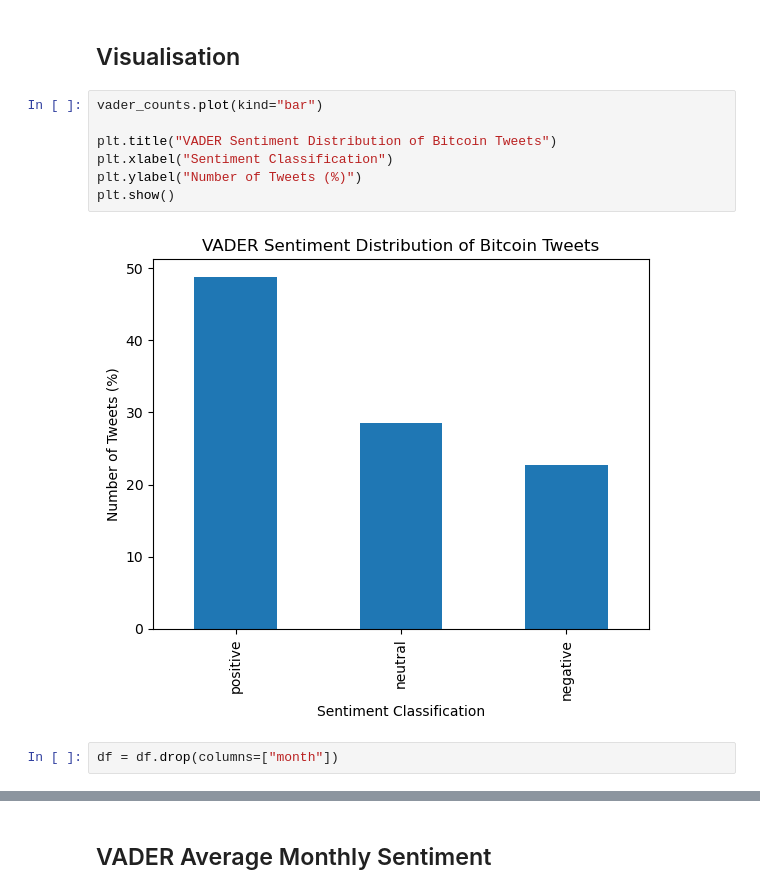
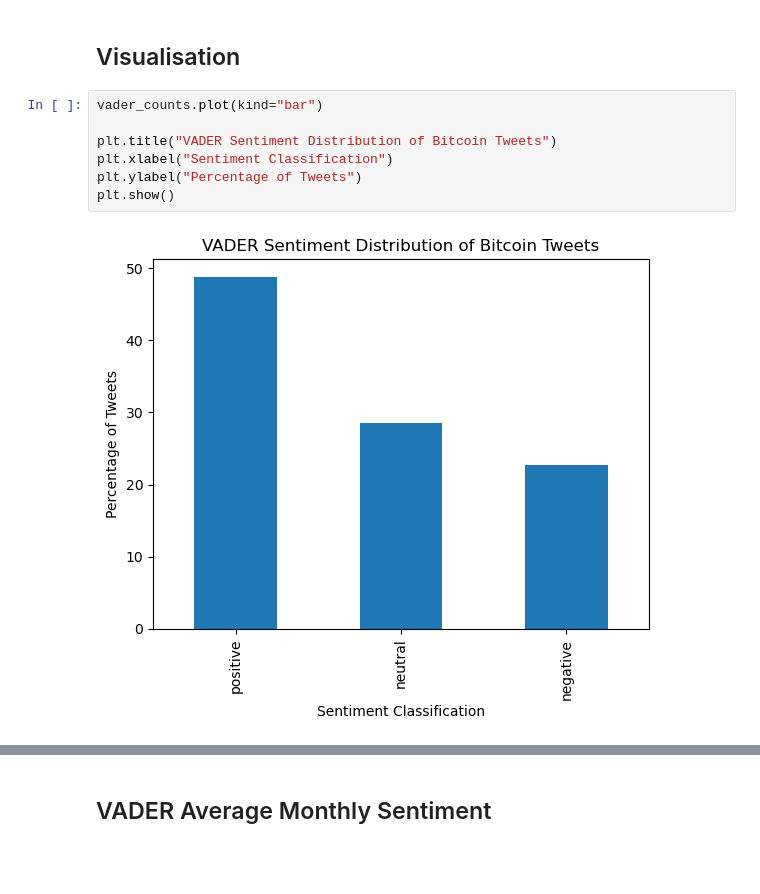
Before and after one commit to badyy8/Assignment_2_social_media_analysis, a Jupyter notebook: 02_sentiment.ipynb, the cells around one changed output, grey strips where cells are left out. Cells and saved outputs as stored; diff of their text form; blank space fills up the shorter version.

```diff
--- a/02_sentiment.ipynb
+++ b/02_sentiment.ipynb
@@ -88,11 +195,9 @@ Name: proportion, dtype: float64
 # %%
 vader_counts.plot(kind="bar")
 
 plt.title("VADER Sentiment Distribution of Bitcoin Tweets")
 plt.xlabel("Sentiment Classification")
-plt.ylabel("Number of Tweets (%)")
+plt.ylabel("Percentage of Tweets")
 plt.show()
 # %% [output]
-[figure, old version]
+[figure, new version]
-# %%
-df = df.drop(columns=["month"])
```
Also changed, not shown: parts of 23 cells of this notebook.
